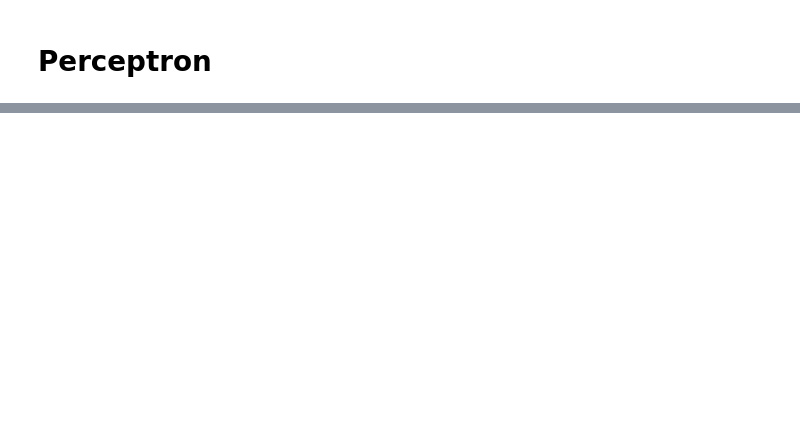
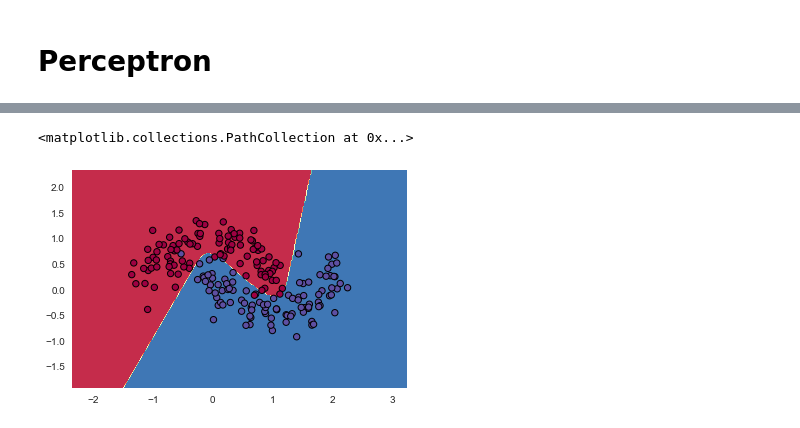
Before and after one commit to ejisoo/Fundamental-Machine-Learning, a Jupyter notebook: notebooks/Neural Network.ipynb, the cells around one changed output, grey strips where cells are left out. Saved outputs shown, nothing was run; the diff lists cells and outputs as text; code cells hidden in the pictures; blank space fills up the shorter version.

```diff
--- a/notebooks/Neural Network.ipynb
+++ b/notebooks/Neural Network.ipynb
@@ -266,3 +426,3 @@ y_encoded[np.where(y == 2), 2] = 1
 # %%
-train, y_train = X[::2, 0:4], y_encoded[::2]
-valid, y_valid = X[1::4, 0:4], y_encoded[1::4]
+X_train, y_train = X[::2],  y[::2]
+X_valid, y_valid = X[1::4], y[1::4]
@@ -271,2 +429,2 @@ valid, y_valid = X[1::4, 0:4], y_encoded[1::4]
 # %%
-nn2 = MLP(train, y_train, 5, activation="logistic")
+nn3 = MLP(X_train, y_train, 3, activation="logistic", random_state=0)
@@ -284,0 +438,19 @@ nn2.early_stopping(valid, y_valid, 0.1)
+# %%
+def make_meshgrid(x, y, h=0.02):
+    x_min, x_max = x.min() - 1, x.max() + 1
+    y_min, y_max = y.min() - 1, y.max() + 1
+    xx, yy = np.meshgrid(np.arange(x_min, x_max, h),
+                         np.arange(y_min, y_max, h))
+    return xx, yy
+# %%
+X0, X1 = X[:, 0], X[:, 1]
+xx, yy = make_meshgrid(X0, X1)
+
+Z = nn3.predict(np.c_[xx.ravel(), yy.ravel()])
+Z = Z.reshape(xx.shape)
+
+plt.contourf(xx, yy, Z, cmap=plt.cm.Spectral)
+plt.scatter(X0, X1, c=y, cmap=plt.cm.Spectral, s=40, edgecolor='k', linewidth=1)
+# %% [output]
+<matplotlib.collections.PathCollection at 0x...>
+[figure, added]
```
Also changed, not shown: parts of 48 cells of this notebook, 1 other file.
